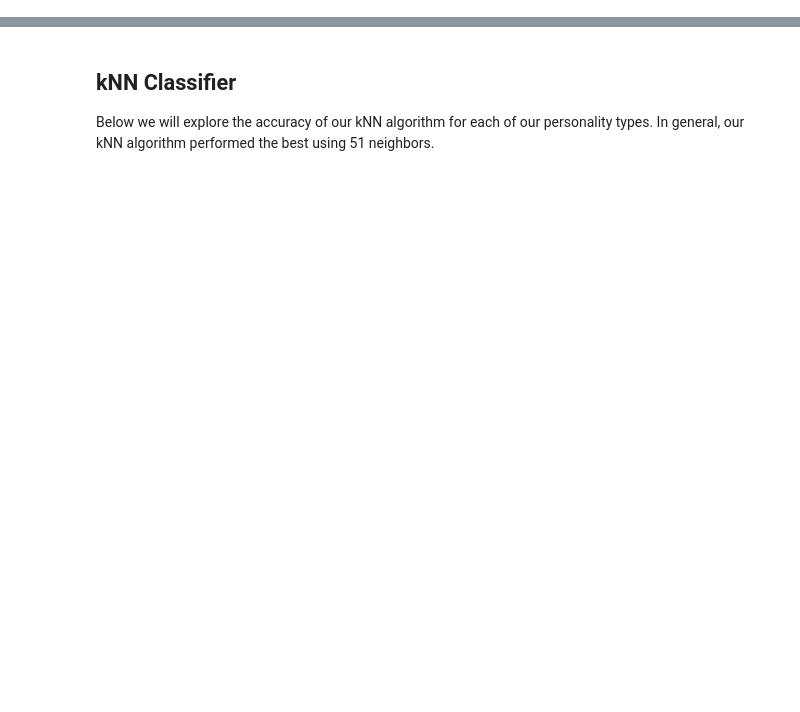
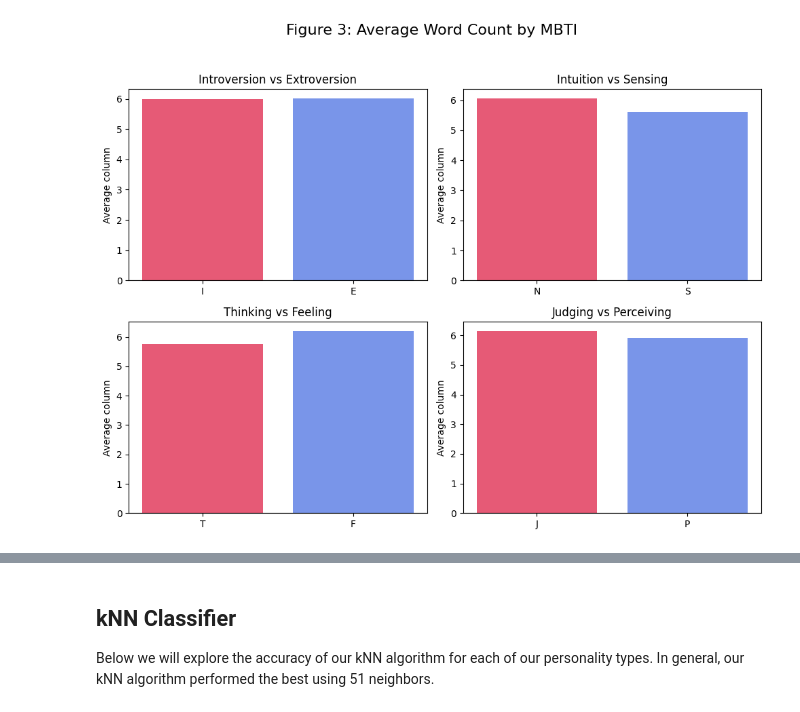
Before and after one commit to samueleallen/MBTI-Personality-Classifier, a Jupyter notebook: main.ipynb, the cells around one changed output, grey strips where cells are left out. Cells and saved outputs as stored; diff of their text form; code cells hidden in the pictures; blank space fills up the shorter version.

```diff
--- a/main.ipynb
+++ b/main.ipynb
@@ -116,0 +129,19 @@ new_data_jp, new_column_jp = mbti.even_class_distribution(jp)
+# %%
+fig, axs = plt.subplots(2, 2, figsize = (10,8))
+fig.suptitle("Figure 3: Average Word Count by MBTI", fontsize=16)
+
+# Graphs for avg subjectivity
+subjectivity = mbti.get_column("Word Count")
+
+
+
+# Plot each dimension
+myutils.plot_avg_column(axs[0, 0], ie, subjectivity, 'Introversion vs Extroversion', ['I', 'E'])
+myutils.plot_avg_column(axs[0, 1], ns, subjectivity, 'Intuition vs Sensing', ['N', 'S'])
+myutils.plot_avg_column(axs[1, 0], tf, subjectivity, 'Thinking vs Feeling', ['T', 'F'])
+myutils.plot_avg_column(axs[1, 1], jp, subjectivity, 'Judging vs Perceiving', ['J', 'P'])
+
+plt.tight_layout(rect=[0, 0.03, 1, 0.95])
+plt.show()
+# %% [output]
+[figure, added]
```
Also changed, not shown: parts of 38 cells of this notebook, 7 other files.
